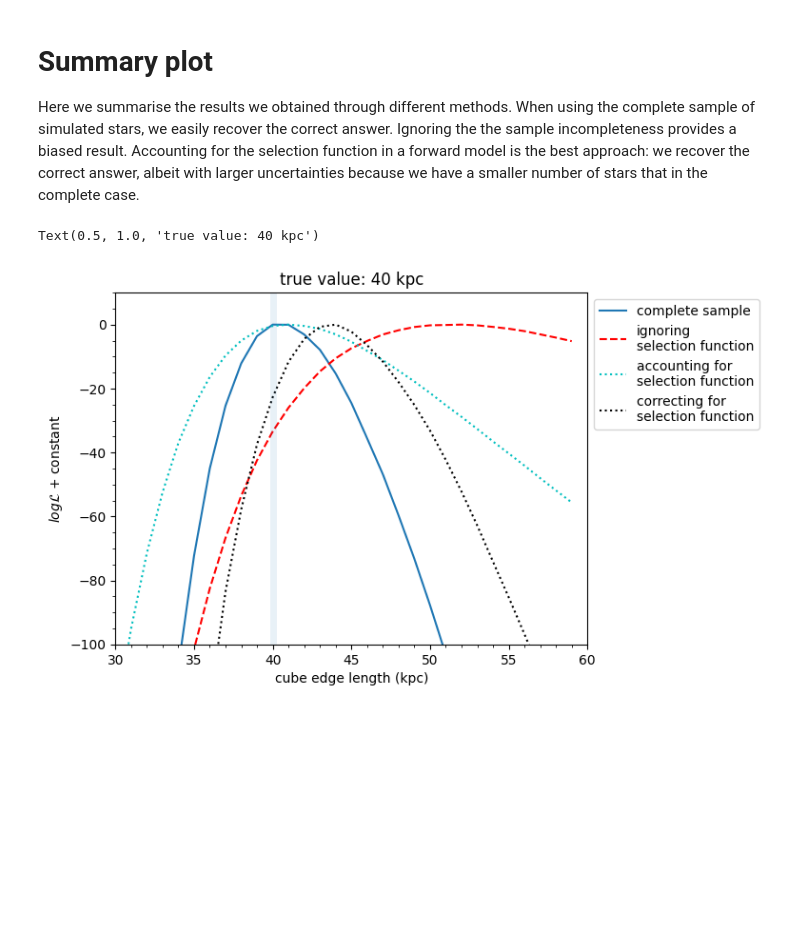
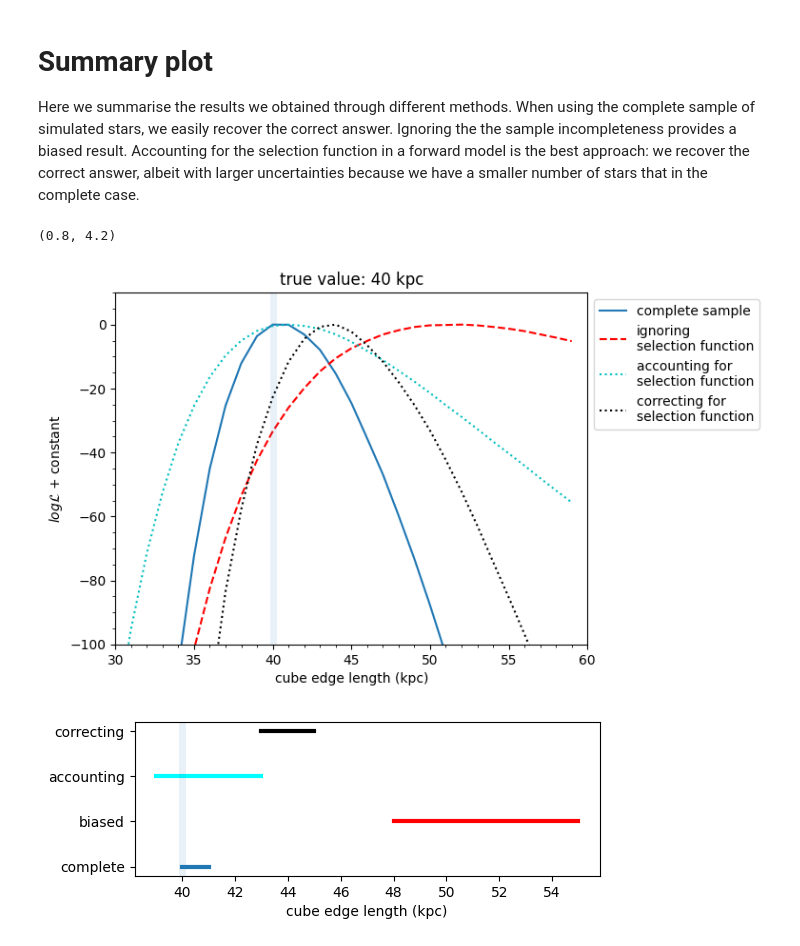
Before and after one commit to gaia-unlimited/gaiaunlimited, a Jupyter notebook: docs/notebooks/cube_galaxy_sky.ipynb, the cells around one changed output. Drawn from its saved outputs; the diff is of its cells as text; code cells hidden in the pictures; blank space fills up the shorter version.

Commit message:
added 95 confidence interval

```diff
--- a/docs/notebooks/cube_galaxy_sky.ipynb
+++ b/docs/notebooks/cube_galaxy_sky.ipynb
@@ -583,7 +590,7 @@ for cubeSize in cube_sizes_to_try:
     if cubeSize%5==0:
         print(cubeSize,logL)
 
-
+all_log_L_correctedcounts = np.array(all_log_L_correctedcounts)
 
 
 plt.figure(figsize=(8,4))
@@ -618,26 +625,71 @@ Here we summarise the results we obtained through different methods. When using
 # %%
 plt.figure()
 plt.plot( cube_sizes_to_try , all_log_L - max(all_log_L) , c='C0' ,
          label='complete sample')
 plt.plot( cube_sizes_to_try , all_log_L_biased - max(all_log_L_biased) , 'r--' ,
          label='ignoring\nselection function')
 plt.plot( cube_sizes_to_try , all_log_L_withsf - max(all_log_L_withsf) , 'c:' ,
          label='accounting for\nselection function')
 
 plt.plot( cube_sizes_to_try , all_log_L_correctedcounts - max(all_log_L_correctedcounts) , 'k:',
          label='correcting for\nselection function')
 
 
 
 plt.xlim(30,60)
 plt.ylim(-100,10)
 plt.plot([2*halfSizeCube,2*halfSizeCube],[-100,10],lw=5,alpha=0.1)
 
 plt.ylabel('$log \mathcal{L}$ + constant')
 plt.xlabel('cube edge length (kpc)')
 plt.minorticks_on()
 plt.legend(bbox_to_anchor=(1, 1), loc='upper left')
 plt.title('true value: %i kpc' % (2*halfSizeCube))
+
+
+
+
+def find_95_percent_interval(loglikelihoods):
+    """
+    Input: numpy array of log-likelihood
+
+    Output: boolean numpy array with True if a point is within the 95 percent confidence interval
+    """
+    sorted_likelihoods = sorted( np.exp(loglikelihoods-max(loglikelihoods)) )
+    iii=1
+    while sum(sorted_likelihoods[-iii:]) < 0.95*sum(sorted_likelihoods):
+        iii+=1
+
+    # the iii top points combine for over 95% of the likelihood
+    # their indices are:
+    ind = np.argpartition(loglikelihoods, -iii)[-iii:]
+
+    mask95 = np.array([False for lll in loglikelihoods])
+    mask95[ind] = True
+    return mask95
+
+
+
+plt.figure(figsize=(6,2))
+
+mask95 = find_95_percent_interval(all_log_L)
+plt.plot( cube_sizes_to_try[mask95] , 1.*np.ones_like(cube_sizes_to_try)[mask95] , c='C0', lw=3)
+
+mask95 = find_95_percent_interval(all_log_L_biased)
+plt.plot( cube_sizes_to_try[mask95] , 2.*np.ones_like(cube_sizes_to_try)[mask95] , c='r', lw=3)
+
+mask95 = find_95_percent_interval(all_log_L_withsf)
+plt.plot( cube_sizes_to_try[mask95] , 3.*np.ones_like(cube_sizes_to_try)[mask95] , c='cyan', lw=3)
+
+mask95 = find_95_percent_interval(all_log_L_correctedcounts)
+plt.plot( cube_sizes_to_try[mask95] , 4.*np.ones_like(cube_sizes_to_try)[mask95] , c='k', lw=3)
+
+plt.plot([2*halfSizeCube,2*halfSizeCube],[-100,10],lw=5,alpha=0.1)
+
+plt.yticks([1,2,3,4],['complete','biased','accounting','correcting'])
+plt.xlabel('cube edge length (kpc)')
+plt.ylim(0.8,4.2)
 # %% [output]
-Text(0.5, 1.0, 'true value: 40 kpc')
+(0.8, 4.2)
 [figure]
+[figure, added]
```
Also changed, not shown: parts of 5 cells of this notebook.
